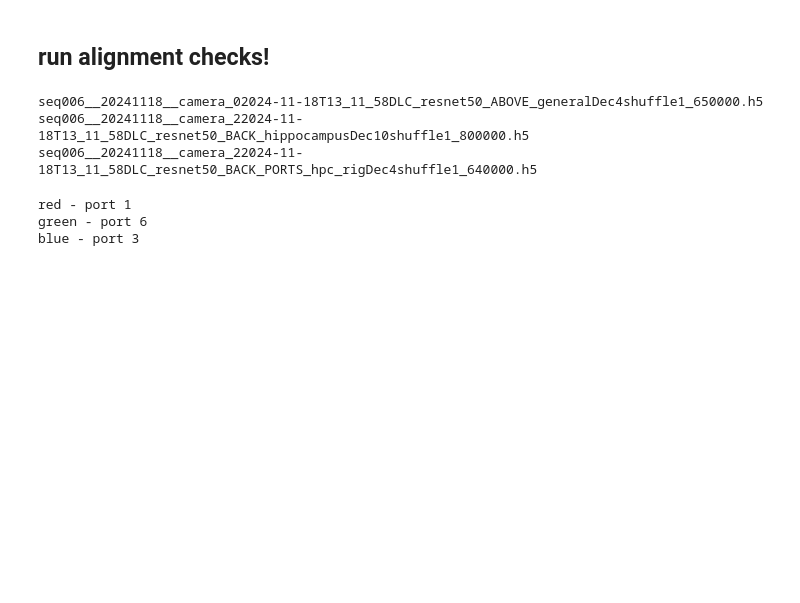
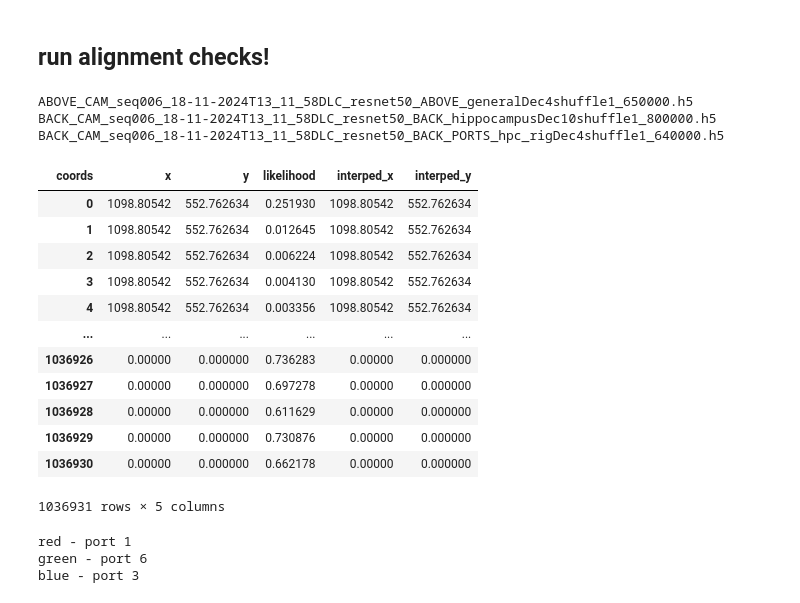
Before and after one commit to SainsburyWellcomeCentre/sequences_neuropixel_preprocess, a Jupyter notebook: 6_align_data.ipynb, the cells around one changed output. Cells and saved outputs as stored; diff of their text form; code cells hidden in the pictures; blank space fills up the shorter version.

```diff
--- a/6_align_data.ipynb
+++ b/6_align_data.ipynb
@@ -1242,8 +1239,7 @@ Name: epoch, Length: 2606464, dtype: bool
 # tracking
 # behav_path = '\\'.join(list(Path(organised_ephys_path).parts[0:-1])) + r'\video\tracking\2_task\\'
 behav_path = '\\'.join(list(Path(organised_ephys_path).parts[0:-1])) + r'\video\tracking\\'
-presleep_path = '\\'.join(list(Path(organised_ephys_path).parts[0:-1])) + r'\video\tracking\1_presleep\\'
-postsleep_path = '\\'.join(list(Path(organised_ephys_path).parts[0:-1])) + r'\video\tracking\3_postsleep\\'
+
 
 # load in tracking data
 for t_file in os.listdir(behav_path):
@@ -1258,16 +1254,32 @@ for t_file in os.listdir(behav_path):
             back_head_centre = back_head_centre[0]
 
 ## trim down to task relevant part
-back_head_centre = back_head_centre[cam_ts.epoch == 'task']
-p1 = p1[cam_ts.epoch == 'task']
-p2 = p2[cam_ts.epoch == 'task']
-p3 = p3[cam_ts.epoch == 'task']
-p4 = p4[cam_ts.epoch == 'task']
-p5 = p5[cam_ts.epoch == 'task']
+# back_head_centre = back_head_centre[cam_ts.epoch == 'task']
+# p1 = p1[cam_ts.epoch == 'task']
+# p2 = p2[cam_ts.epoch == 'task']
+# p3 = p3[cam_ts.epoch == 'task']
+# p4 = p4[cam_ts.epoch == 'task']
+# p5 = p5[cam_ts.epoch == 'task']
 # %% [output]
-seq006__20241118__camera_02024-11-18T13_11_58DLC_resnet50_ABOVE_generalDec4shuffle1_650000.h5
-seq006__20241118__camera_22024-11-18T13_11_58DLC_resnet50_BACK_hippocampusDec10shuffle1_800000.h5
-seq006__20241118__camera_22024-11-18T13_11_58DLC_resnet50_BACK_PORTS_hpc_rigDec4shuffle1_640000.h5
+ABOVE_CAM_seq006_18-11-2024T13_11_58DLC_resnet50_ABOVE_generalDec4shuffle1_650000.h5
+BACK_CAM_seq006_18-11-2024T13_11_58DLC_resnet50_BACK_hippocampusDec10shuffle1_800000.h5
+BACK_CAM_seq006_18-11-2024T13_11_58DLC_resnet50_BACK_PORTS_hpc_rigDec4shuffle1_640000.h5
+# %%
+back_head_centre
+# %% [output]
+| coords | x | y | likelihood | interped_x | interped_y |
+| 0 | 1098.80542 | 552.762634 | 0.251930 | 1098.80542 | 552.762634 |
+| 1 | 1098.80542 | 552.762634 | 0.012645 | 1098.80542 | 552.762634 |
+| 2 | 1098.80542 | 552.762634 | 0.006224 | 1098.80542 | 552.762634 |
+| 3 | 1098.80542 | 552.762634 | 0.004130 | 1098.80542 | 552.762634 |
+| 4 | 1098.80542 | 552.762634 | 0.003356 | 1098.80542 | 552.762634 |
+| ... | ... | ... | ... | ... | ... |
+| 1036926 | 0.00000 | 0.000000 | 0.736283 | 0.00000 | 0.000000 |
+| 1036927 | 0.00000 | 0.000000 | 0.697278 | 0.00000 | 0.000000 |
+| 1036928 | 0.00000 | 0.000000 | 0.611629 | 0.00000 | 0.000000 |
+| 1036929 | 0.00000 | 0.000000 | 0.730876 | 0.00000 | 0.000000 |
+| 1036930 | 0.00000 | 0.000000 | 0.662178 | 0.00000 | 0.000000 |
+1036931 rows × 5 columns
 # %%
 port_centroids = [(np.median(p1.x),np.median(p1.y)),(np.median(p2.x),np.median(p2.y)),(np.median(p3.x),np.median(p3.y)),(np.median(p4.x),np.median(p4.y)),(np.median(p5.x),np.median(p5.y))]
 
```
Also changed, not shown: parts of 4 cells of this notebook.
